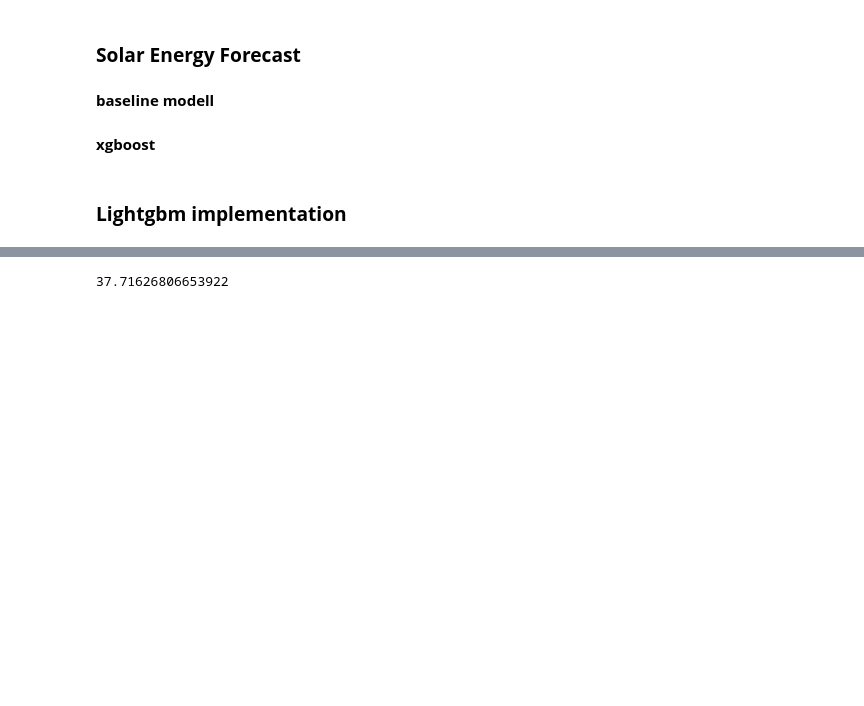
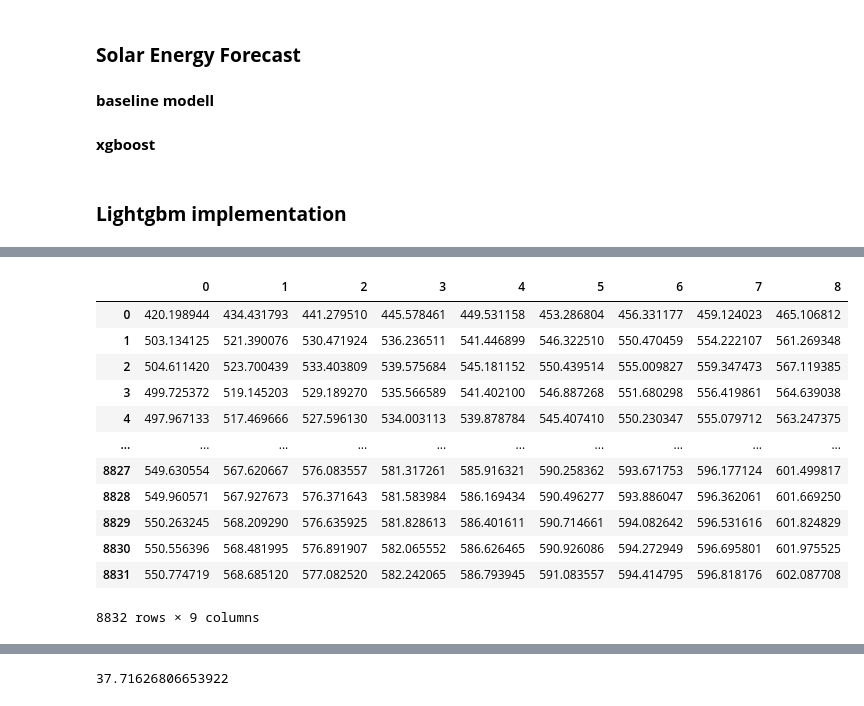
Before and after one commit to av1c3nna/awp2, a Jupyter notebook: model_training - Kopie.ipynb, the cells around one changed output, grey strips where cells are left out. Cells and saved outputs as stored; diff of their text form; code cells hidden in the pictures; blank space fills up the shorter version.

```diff
--- a/model_training - Kopie.ipynb
+++ b/model_training - Kopie.ipynb
@@ -747,0 +539,16 @@ pred_and_true["true"] = feature_engineerer_wind.y_test
+# %%
+pd.DataFrame(pred_lstm)
+# %% [output]
+|  | 0 | 1 | 2 | 3 | 4 | 5 | 6 | 7 | 8 |
+| 0 | 420.198944 | 434.431793 | 441.279510 | 445.578461 | 449.531158 | 453.286804 | 456.331177 | 459.124023 | 465.106812 |
+| 1 | 503.134125 | 521.390076 | 530.471924 | 536.236511 | 541.446899 | 546.322510 | 550.470459 | 554.222107 | 561.269348 |
+| 2 | 504.611420 | 523.700439 | 533.403809 | 539.575684 | 545.181152 | 550.439514 | 555.009827 | 559.347473 | 567.119385 |
+| 3 | 499.725372 | 519.145203 | 529.189270 | 535.566589 | 541.402100 | 546.887268 | 551.680298 | 556.419861 | 564.639038 |
+| 4 | 497.967133 | 517.469666 | 527.596130 | 534.003113 | 539.878784 | 545.407410 | 550.230347 | 555.079712 | 563.247375 |
+| ... | ... | ... | ... | ... | ... | ... | ... | ... | ... |
+| 8827 | 549.630554 | 567.620667 | 576.083557 | 581.317261 | 585.916321 | 590.258362 | 593.671753 | 596.177124 | 601.499817 |
+| 8828 | 549.960571 | 567.927673 | 576.371643 | 581.583984 | 586.169434 | 590.496277 | 593.886047 | 596.362061 | 601.669250 |
+| 8829 | 550.263245 | 568.209290 | 576.635925 | 581.828613 | 586.401611 | 590.714661 | 594.082642 | 596.531616 | 601.824829 |
+| 8830 | 550.556396 | 568.481995 | 576.891907 | 582.065552 | 586.626465 | 590.926086 | 594.272949 | 596.695801 | 601.975525 |
+| 8831 | 550.774719 | 568.685120 | 577.082520 | 582.242065 | 586.793945 | 591.083557 | 594.414795 | 596.818176 | 602.087708 |
+8832 rows × 9 columns
```
Also changed, not shown: parts of 41 cells of this notebook, 2 other files.
